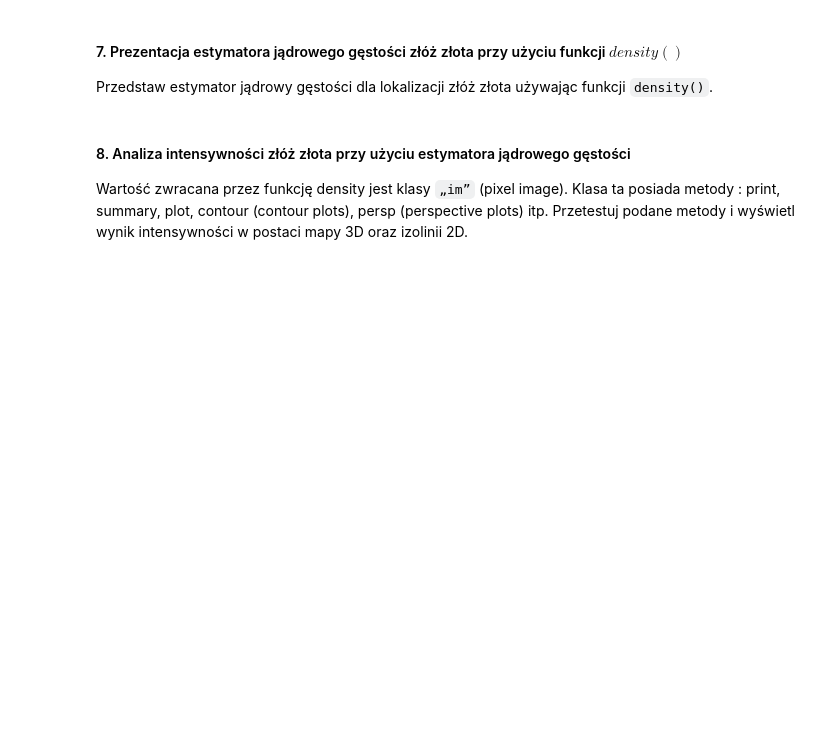
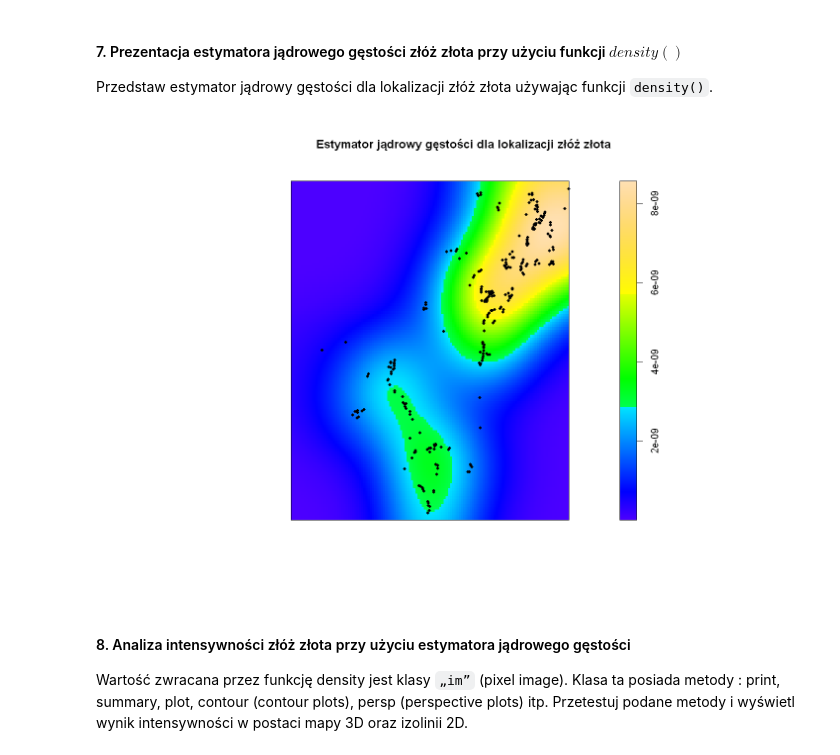
Before and after one commit to saklaskidominik/Spatial_Data_Analysis, a Jupyter notebook: 2_Intensity_of_the_point_process/2_Intensity_of_the_point_process.ipynb, the cells around one changed output. Saved outputs shown, nothing was run; the diff lists cells and outputs as text; code cells hidden in the pictures; blank space fills up the shorter version.

```diff
--- a/2_Intensity_of_the_point_process/2_Intensity_of_the_point_process.ipynb
+++ b/2_Intensity_of_the_point_process/2_Intensity_of_the_point_process.ipynb
@@ -33,6 +213,23 @@ Wykonaj zliczenia w siatce 5x5.
 # %% [markdown]
 #### 7. Prezentacja estymatora jądrowego gęstości złóż złota przy użyciu funkcji $density()$
 Przedstaw estymator jądrowy gęstości dla lokalizacji złóż złota używając funkcji `density()`.
+# %%
+# Obliczenie estymatora jądrowego gęstości dla lokalizacji złóż złota
+gold_density <- density(gold)
+
+options(repr.plot.width = 12, repr.plot.height = 8) # Ustawienie szerokości okna
+
+# Wyświetlenie estymatora jądrowego gęstości na wykresie
+plot(gold_density,
+     main = "Estymator jądrowy gęstości dla lokalizacji złóż złota",
+     col = topo.colors(1000),
+     xlab = "Współrzędna X",
+     ylab = "Współrzędna Y")
+
+# Dodanie punktów złóż złota do wykresu
+plot(gold, add = TRUE, col = "black", pch = 20)
+# %% [output]
+[figure, added]
 # %% [markdown]
 #### 8. Analiza intensywności złóż złota przy użyciu estymatora jądrowego gęstości
 Wartość zwracana przez funkcję density jest klasy `„im”` (pixel image). Klasa ta posiada metody :
```
Also changed, not shown: parts of 7 cells of this notebook.
